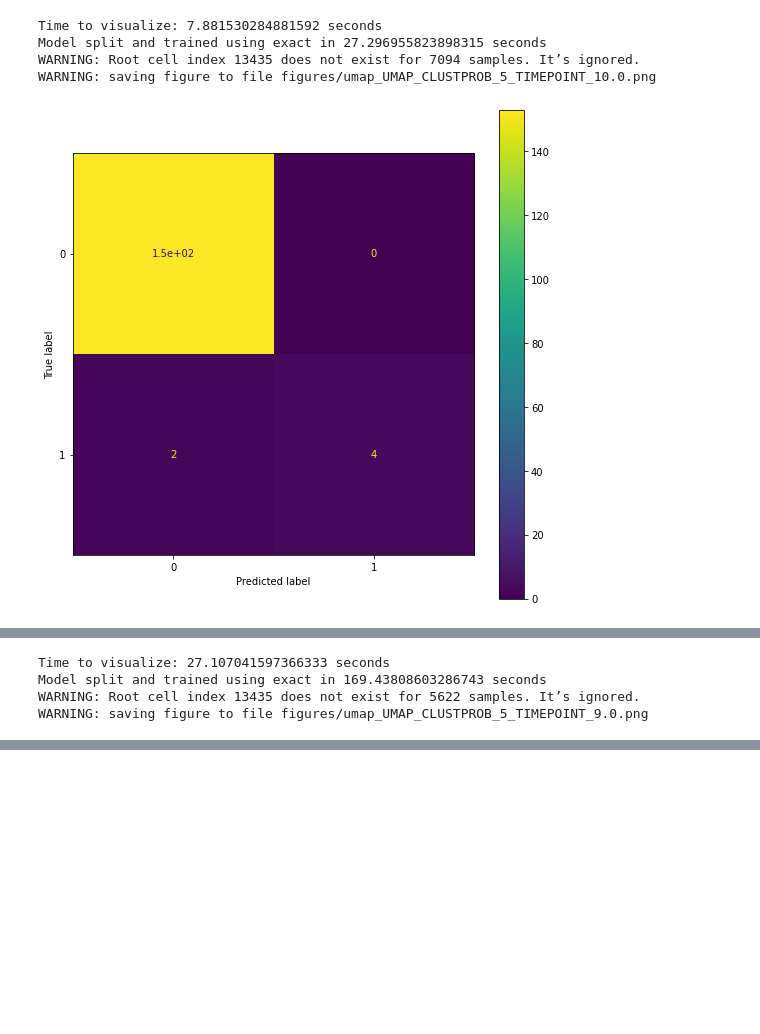
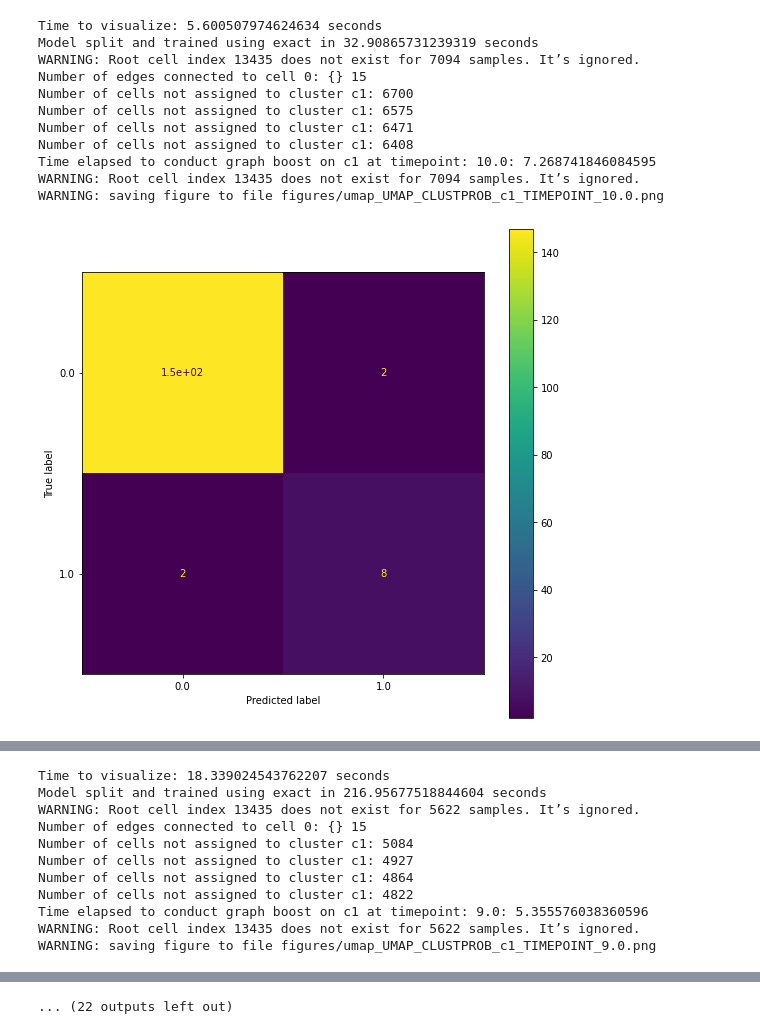
Before and after one commit to kushalnimkar/Zebrafish, a Jupyter notebook: Trajectory_Inference_(multiple_overlay).ipynb, the cells around one changed output, grey strips where cells are left out. Saved outputs shown, nothing was run; the diff lists cells and outputs as text; code cells hidden in the pictures; blank space fills up the shorter version.

Commit message:
First past at xgboost with graph boost incorporated

```diff
--- a/Trajectory_Inference_(multiple_overlay).ipynb
+++ b/Trajectory_Inference_(multiple_overlay).ipynb
@@ -31,3 +75,32 @@ FIGURE_DIR = os.path.join(SCRIPT_DIR, "Plots", "Initial_Clustering")
+# %%
+# Graph Boost method
+def nn_cluster_assignment(scm, tp, clust_idx, n_neighbors=15, neighbors_cutoff = 0.5, iteration_cutoff=0.01):
+  scm_t = scm[scm.obs['Timepoint'] == tp]
+  sc.pp.neighbors(scm_t, n_neighbors=n_neighbors+1)
+  srm = scm_t.obsp['distances']
+  print("Number of edges connected to cell 0: {}", len(np.argwhere(srm[0,:])))
+  continue_assigning = True
+  start = time.time()
+  while continue_assigning:
+    n_unassigned_1 = scm_t[scm_t.obs[clust_idx] == 0].n_obs
+    print("Number of cells not assigned to cluster {}: {}".format(clust_idx, n_unassigned_1))
+    for cell_idx in range(srm.shape[0]):
+      # skip checking on a cell_idx's neighbors if it is already assigned a cluster
+      if scm_t.obs.at[scm_t.obs.index[cell_idx], clust_idx] == 1:
+        continue
+      nearest_obs = np.argwhere(srm[cell_idx,:])[:,1]
+      vfunc = np.vectorize(lambda x: 1 if scm_t.obs.at[scm_t.obs.index[x], clust_idx] == 1 else 0)
+      count_neighbors = np.sum(vfunc(nearest_obs))
+      if count_neighbors/n_neighbors >= neighbors_cutoff:
+        scm_t.obs.loc[scm_t.obs.index[cell_idx], clust_idx] = 1
+    n_unassigned_2 = scm_t[scm_t.obs[clust_idx] == 0].n_obs
+    # stop when new cells are being assigned to clusters at a very small proportion
+    if n_unassigned_2 > (1-iteration_cutoff)*n_unassigned_1:
+      continue_assigning = False
+  print("Number of cells not assigned to cluster {}: {}".format(clust_idx, n_unassigned_2))
+  end = time.time()
+  print("Time elapsed to conduct graph boost on {} at timepoint: {}: {}".format(clust_idx, tp, end-start))
+  return scm_t
 # %%
 plt.rcParams["figure.figsize"] = (9,9)
 
@@ -99,10 +129,10 @@ def timepoint_probabilities(scm, tp, clust, plots, n_neighbors,min_dist, resolut
 timepoints = list(set(scm_ml.obs['Timepoint']))
 timepoints.sort()
 n_timepoints = len(set(scm_ml.obs['Timepoint']))
-CLUST_IDS = [5]
+CLUST_IDS = [1]
 p = 0.6
 plots = []
-for i in range(3):
+for i in range(n_timepoints):
   for clust_id in CLUST_IDS:
     t2 = timepoints[-1*(i+1)]
     t1 = timepoints[-1*(i+2)]
@@ -111,6 +141,7 @@ for i in range(3):
     X2_train, X2_test, y2_train, y2_test, clf = train_classifier(t2=t2, scm=scm_ml, clust_idx=clust_idx)
     labels = y2_test.unique()
     labels.sort()
+    # TO DO: Create nicer ML validation result
     # y2_pred = clf.predict(X2_test)
     # prf = precision_recall_fscore_support(y_true=y2_test, y_pred=y2_pred, average=None, labels=labels)
     # P_IDX = 0
@@ -121,20 +152,22 @@ for i in range(3):
     #   trust_arr.append(arr[P_IDX] >train_threshold and arr[R_IDX] > train_threshold)
     # np.apply_along_axis(det_trust, axis=0, arr=prf)
     # print(trust_arr)
-    # TO DO: GRAPH BOOST AFTER EVERY ITERATION
     if t2 == t_final:
       # Just for completion, assign probabilities for initial timepoint as well
       X_t2= scm_ml[scm_ml.obs['Timepoint'] == t2].X
       y_t2 = clf.predict_proba(X_t2)
       scm_ml.obs.loc[scm_ml.obs['Timepoint'] == t2,prob_idx] = y_t2[:,1]
-      timepoint_probabilities(scm_ml, t2, clust_id, plots, n_neighbors=15, min_dist=0.3, resolution=1)
+      # plot
+      timepoint_probabilities(scm_ml, t2, clust_idx, plots, n_neighbors=15, min_dist=0.3, resolution=1)
       # don't need to change cluster assignments since we already did that for t_final
     X_t1= scm_ml[scm_ml.obs['Timepoint'] == t1].X
     y_t1 = clf.predict_proba(X_t1)
     # update new probabilities at t1
     scm_ml.obs.loc[scm_ml.obs['Timepoint'] == t1,prob_idx] = y_t1[:,1]
     # update specified cluster's assignments for t1
-    scm_ml.obs[clust_idx] = np.where(scm_ml.obs[prob_idx] > p, 1, 0)
     scm_ml.obs.loc[(scm_ml.obs['Timepoint'] == t1) & (scm_ml.obs[prob_idx] > p), clust_idx] = 1
-    timepoint_probabilities(scm_ml, t1, clust_id, plots, n_neighbors=15, min_dist=0.3, resolution=1)
+    # conduct graph boosting for this specific cluster at t1
+    scm_t = nn_cluster_assignment(scm_ml, t1, clust_idx)
+    scm_ml.obs.loc[scm_ml.obs['Timepoint'] == t1, clust_idx] = scm_t.obs[clust_idx]
+    timepoint_probabilities(scm_ml, t1, clust_idx, plots, n_neighbors=15, min_dist=0.3, resolution=1)
 # %% [output]
@@ -150,5 +189,12 @@ WARNING: saving figure to file figures/umap_UMAP_CLUSTPROB_5_TIMEPOINT_11.0.png
-Time to visualize: 7.881530284881592 seconds
-Model split and trained using exact in 27.296955823898315 seconds
+Time to visualize: 5.600507974624634 seconds
+Model split and trained using exact in 32.90865731239319 seconds
 WARNING: Root cell index 13435 does not exist for 7094 samples. It’s ignored.
-WARNING: saving figure to file figures/umap_UMAP_CLUSTPROB_5_TIMEPOINT_10.0.png
+Number of edges connected to cell 0: {} 15
+Number of cells not assigned to cluster c1: 6700
+Number of cells not assigned to cluster c1: 6575
+Number of cells not assigned to cluster c1: 6471
+Number of cells not assigned to cluster c1: 6408
+Time elapsed to conduct graph boost on c1 at timepoint: 10.0: 7.268741846084595
+WARNING: Root cell index 13435 does not exist for 7094 samples. It’s ignored.
+WARNING: saving figure to file figures/umap_UMAP_CLUSTPROB_c1_TIMEPOINT_10.0.png
-[figure, old version]
+[figure, new version]
@@ -156,4 +202,11 @@ WARNING: saving figure to file figures/umap_UMAP_CLUSTPROB_5_TIMEPOINT_10.0.png
-Time to visualize: 27.107041597366333 seconds
-Model split and trained using exact in 169.43808603286743 seconds
+Time to visualize: 18.339024543762207 seconds
+Model split and trained using exact in 216.95677518844604 seconds
 WARNING: Root cell index 13435 does not exist for 5622 samples. It’s ignored.
-WARNING: saving figure to file figures/umap_UMAP_CLUSTPROB_5_TIMEPOINT_9.0.png
+Number of edges connected to cell 0: {} 15
+Number of cells not assigned to cluster c1: 5084
+Number of cells not assigned to cluster c1: 4927
+Number of cells not assigned to cluster c1: 4864
+Number of cells not assigned to cluster c1: 4822
+Time elapsed to conduct graph boost on c1 at timepoint: 9.0: 5.355576038360596
+WARNING: Root cell index 13435 does not exist for 5622 samples. It’s ignored.
+WARNING: saving figure to file figures/umap_UMAP_CLUSTPROB_c1_TIMEPOINT_9.0.png
@@ -162,0 +225 @@ Time to visualize: 21.748104095458984 seconds
+... (22 outputs left out)
```
Also changed, not shown: parts of 4 cells of this notebook.
